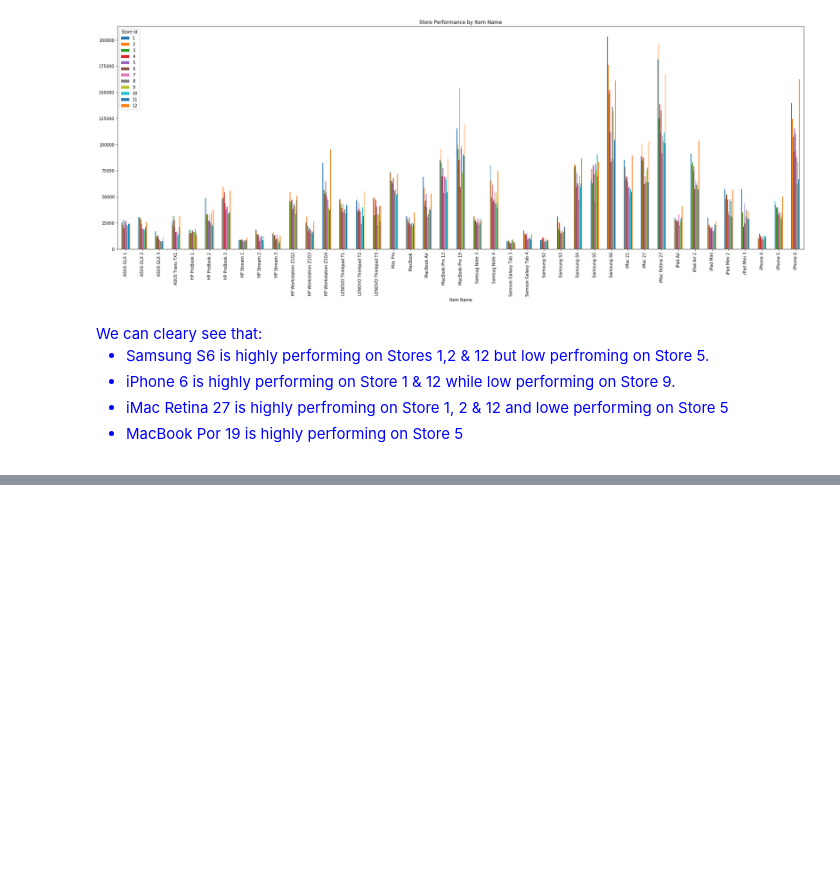
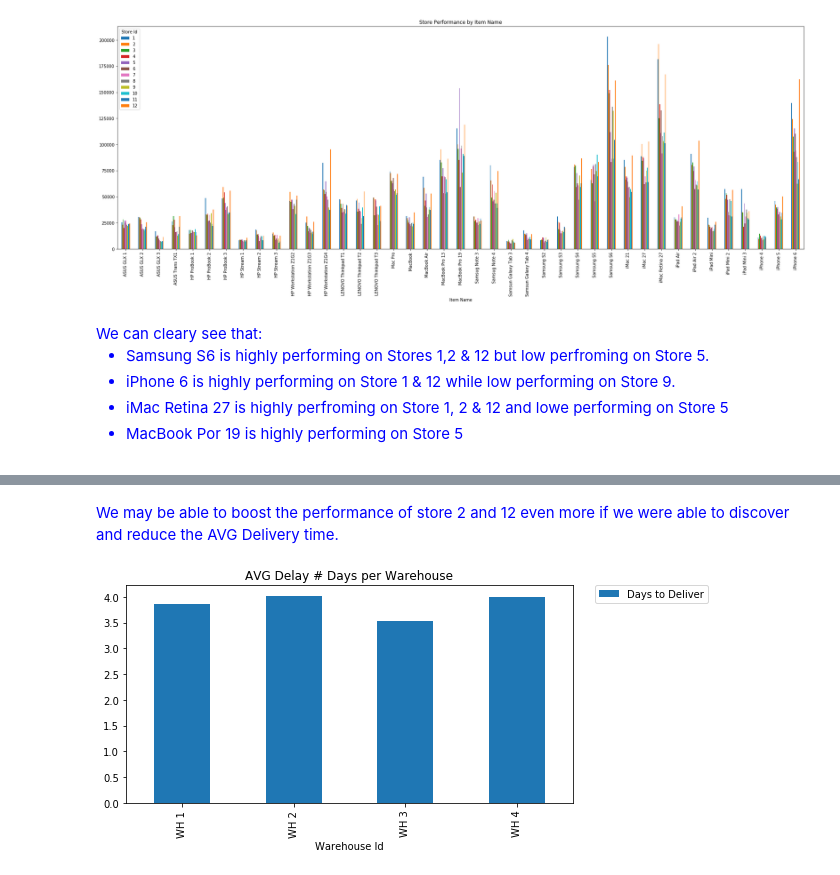
Before and after one commit to AliAlThuwaini/OracleUsecase, a Jupyter notebook: Presentation.ipynb, the cells around one changed output, grey strips where cells are left out. Drawn from its saved outputs; the diff is of its cells as text; code cells hidden in the pictures; blank space fills up the shorter version.

```diff
--- a/Presentation.ipynb
+++ b/Presentation.ipynb
@@ -175,0 +238,11 @@ We can cleary see that:<br>
+# %% [markdown]
+<font color='blue'>
+    We may be able to boost the performance of store 2 and 12 even more if we were able to discover and reduce the AVG Delivery time.
+# %%
+# Check if Wharehouse has any relation with delay:
+delwh = delivery.merge(Warehouse[['Store Id', 'Warehouse Id', 'WH State']], how= 'left', on= 'Store Id')
+delwh.groupby(['Warehouse Id']).agg({'Days to Deliver': np.mean}).plot(kind= 'bar', figsize= (8, 4))
+plt.legend(bbox_to_anchor=(1.05, 1), loc='upper left', borderaxespad=0.)
+plt.title('AVG Delay # Days per Warehouse');
+# %% [output]
+[figure, added]
```
Also changed, not shown: parts of 14 cells of this notebook.
